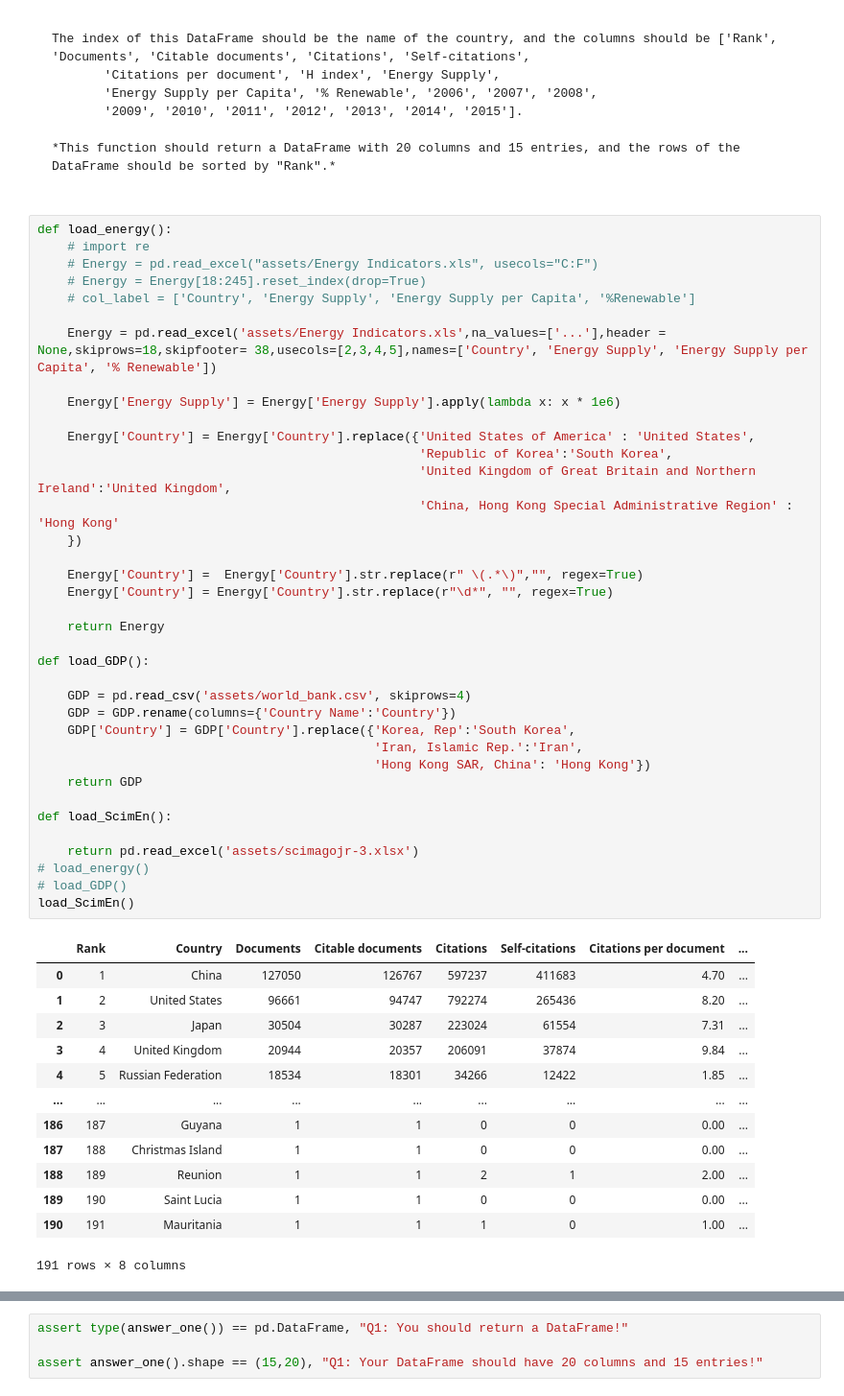
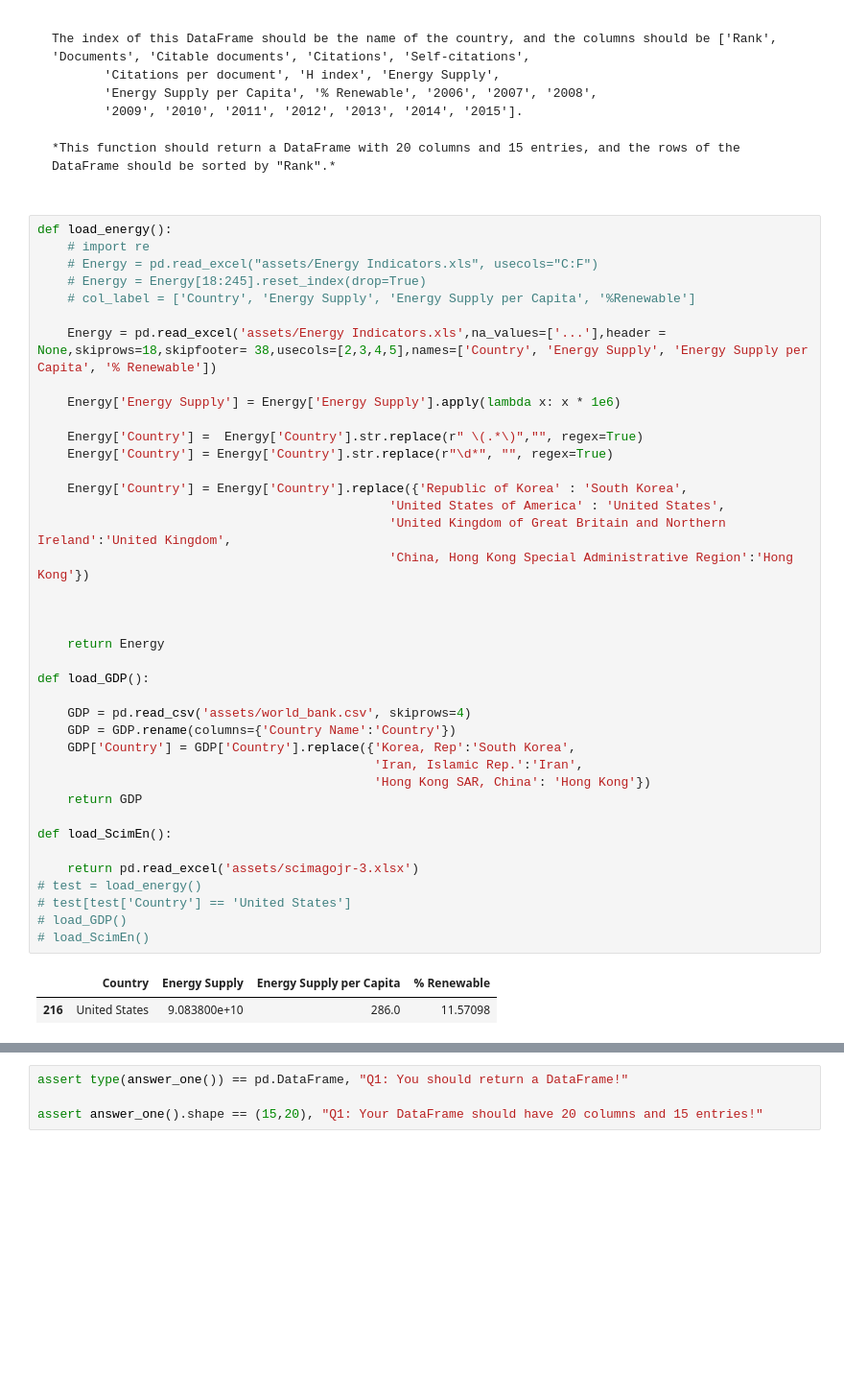
Before and after one commit to Undertaker-86/data_science, a Jupyter notebook: assignments/course1_assignment3/assignment3.ipynb, the cells around one changed output, grey strips where cells are left out. Shown at 96% size. Drawn from its saved outputs; the diff is of its cells as text; blank space fills up the shorter version.

```diff
--- a/assignments/course1_assignment3/assignment3.ipynb
+++ b/assignments/course1_assignment3/assignment3.ipynb
@@ -50,54 +50,45 @@ The index of this DataFrame should be the name of the country, and the columns s
 # %%
 def load_energy():
     # import re
     # Energy = pd.read_excel("assets/Energy Indicators.xls", usecols="C:F")
     # Energy = Energy[18:245].reset_index(drop=True)
     # col_label = ['Country', 'Energy Supply', 'Energy Supply per Capita', '%Renewable']
 
     Energy = pd.read_excel('assets/Energy Indicators.xls',na_values=['...'],header = None,skiprows=18,skipfooter= 38,usecols=[2,3,4,5],names=['Country', 'Energy Supply', 'Energy Supply per Capita', '% Renewable'])
 
     Energy['Energy Supply'] = Energy['Energy Supply'].apply(lambda x: x * 1e6)
 
-    Energy['Country'] = Energy['Country'].replace({'United States of America' : 'United States',
-                                                   'Republic of Korea':'South Korea',
-                                                   'United Kingdom of Great Britain and Northern Ireland':'United Kingdom',
-                                                   'China, Hong Kong Special Administrative Region' : 'Hong Kong'
-    })
-
     Energy['Country'] =  Energy['Country'].str.replace(r" \(.*\)","", regex=True)
     Energy['Country'] = Energy['Country'].str.replace(r"\d*", "", regex=True)
+
+    Energy['Country'] = Energy['Country'].replace({'Republic of Korea' : 'South Korea',
+                                               'United States of America' : 'United States',
+                                               'United Kingdom of Great Britain and Northern Ireland':'United Kingdom',
+                                               'China, Hong Kong Special Administrative Region':'Hong Kong'})
+
+
 
     return Energy
 
 def load_GDP():
 
     GDP = pd.read_csv('assets/world_bank.csv', skiprows=4)
     GDP = GDP.rename(columns={'Country Name':'Country'})
     GDP['Country'] = GDP['Country'].replace({'Korea, Rep':'South Korea',
                                              'Iran, Islamic Rep.':'Iran',
                                              'Hong Kong SAR, China': 'Hong Kong'})
     return GDP
 
 def load_ScimEn():
 
     return pd.read_excel('assets/scimagojr-3.xlsx')
-# load_energy()
+# test = load_energy()
+# test[test['Country'] == 'United States']
 # load_GDP()
-load_ScimEn()
+# load_ScimEn()
 # %% [output]
-|  | Rank | Country | Documents | Citable documents | Citations | Self-citations | Citations per document | ... |
-| 0 | 1 | China | 127050 | 126767 | 597237 | 411683 | 4.70 | ... |
-| 1 | 2 | United States | 96661 | 94747 | 792274 | 265436 | 8.20 | ... |
-| 2 | 3 | Japan | 30504 | 30287 | 223024 | 61554 | 7.31 | ... |
-| 3 | 4 | United Kingdom | 20944 | 20357 | 206091 | 37874 | 9.84 | ... |
-| 4 | 5 | Russian Federation | 18534 | 18301 | 34266 | 12422 | 1.85 | ... |
-| ... | ... | ... | ... | ... | ... | ... | ... | ... |
-| 186 | 187 | Guyana | 1 | 1 | 0 | 0 | 0.00 | ... |
-| 187 | 188 | Christmas Island | 1 | 1 | 0 | 0 | 0.00 | ... |
-| 188 | 189 | Reunion | 1 | 1 | 2 | 1 | 2.00 | ... |
-| 189 | 190 | Saint Lucia | 1 | 1 | 0 | 0 | 0.00 | ... |
-| 190 | 191 | Mauritania | 1 | 1 | 1 | 0 | 1.00 | ... |
+|  | Country | Energy Supply | Energy Supply per Capita | % Renewable |
+| 216 | United States | 9.083800e+10 | 286.0 | 11.57098 |
-191 rows × 8 columns
 # %%
 def answer_one():
     # YOUR CODE HERE
```
Also changed, not shown: parts of 1 cell of this notebook.
